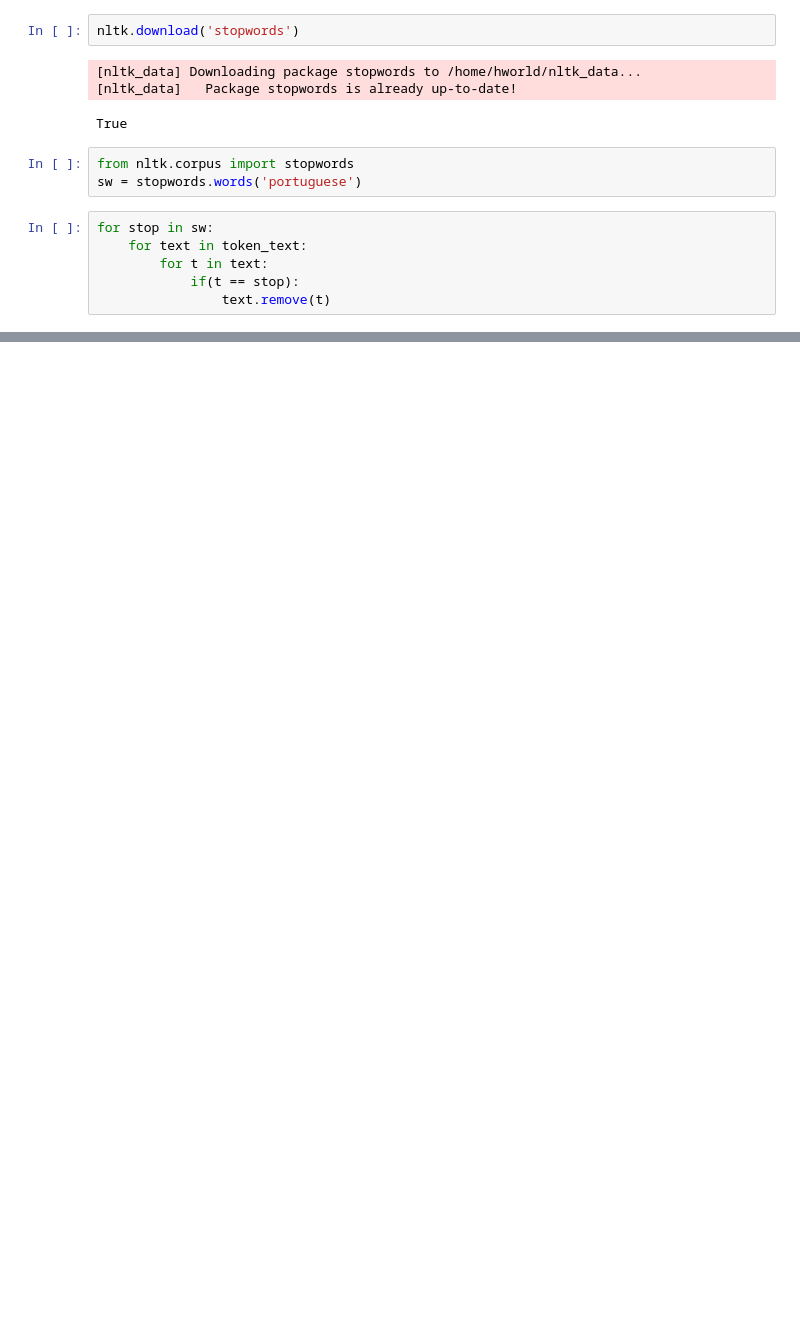
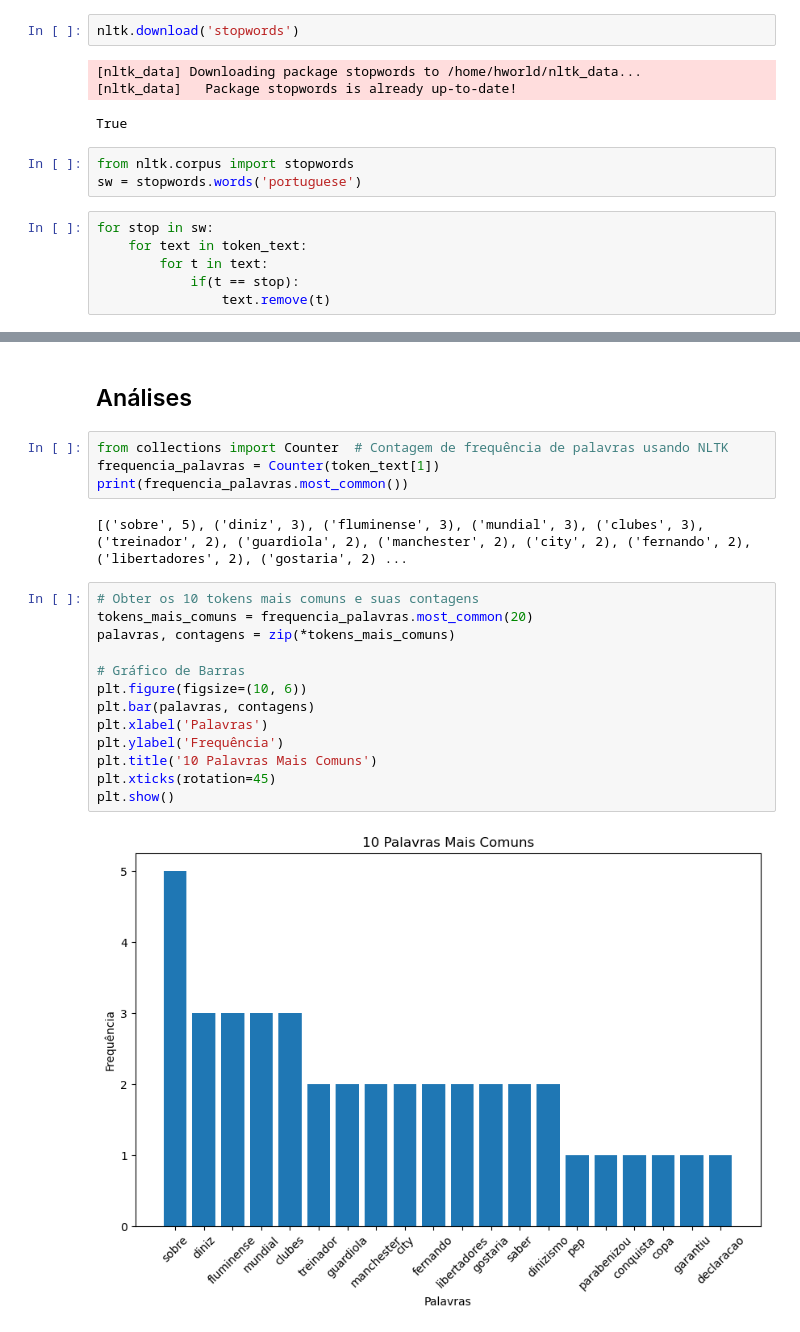
Before and after one commit to BiancaNCoelho/NLP, a Jupyter notebook: T01/Trabalho1.ipynb, the cells around one changed output, grey strips where cells are left out. Cells and saved outputs as stored; diff of their text form; blank space fills up the shorter version.

```diff
--- a/T01/Trabalho1.ipynb
+++ b/T01/Trabalho1.ipynb
@@ -157,0 +167,23 @@ print(token_text[0])
+# %% [markdown]
+## Análises
+# %%
+from collections import Counter  # Contagem de frequência de palavras usando NLTK
+frequencia_palavras = Counter(token_text[1])
+print(frequencia_palavras.most_common())
+# %% [output]
+[('sobre', 5), ('diniz', 3), ('fluminense', 3), ('mundial', 3), ('clubes', 3), ('treinador', 2), ('guardiola', 2), ('manchester', 2), ('city', 2), ('fernando', 2), ('libertadores', 2), ('gostaria', 2) ...
+# %%
+# Obter os 10 tokens mais comuns e suas contagens
+tokens_mais_comuns = frequencia_palavras.most_common(20)
+palavras, contagens = zip(*tokens_mais_comuns)
+
+# Gráfico de Barras
+plt.figure(figsize=(10, 6))
+plt.bar(palavras, contagens)
+plt.xlabel('Palavras')
+plt.ylabel('Frequência')
+plt.title('10 Palavras Mais Comuns')
+plt.xticks(rotation=45)
+plt.show()
+# %% [output]
+[figure, added]
```
Also changed, not shown: parts of 8 cells of this notebook.
